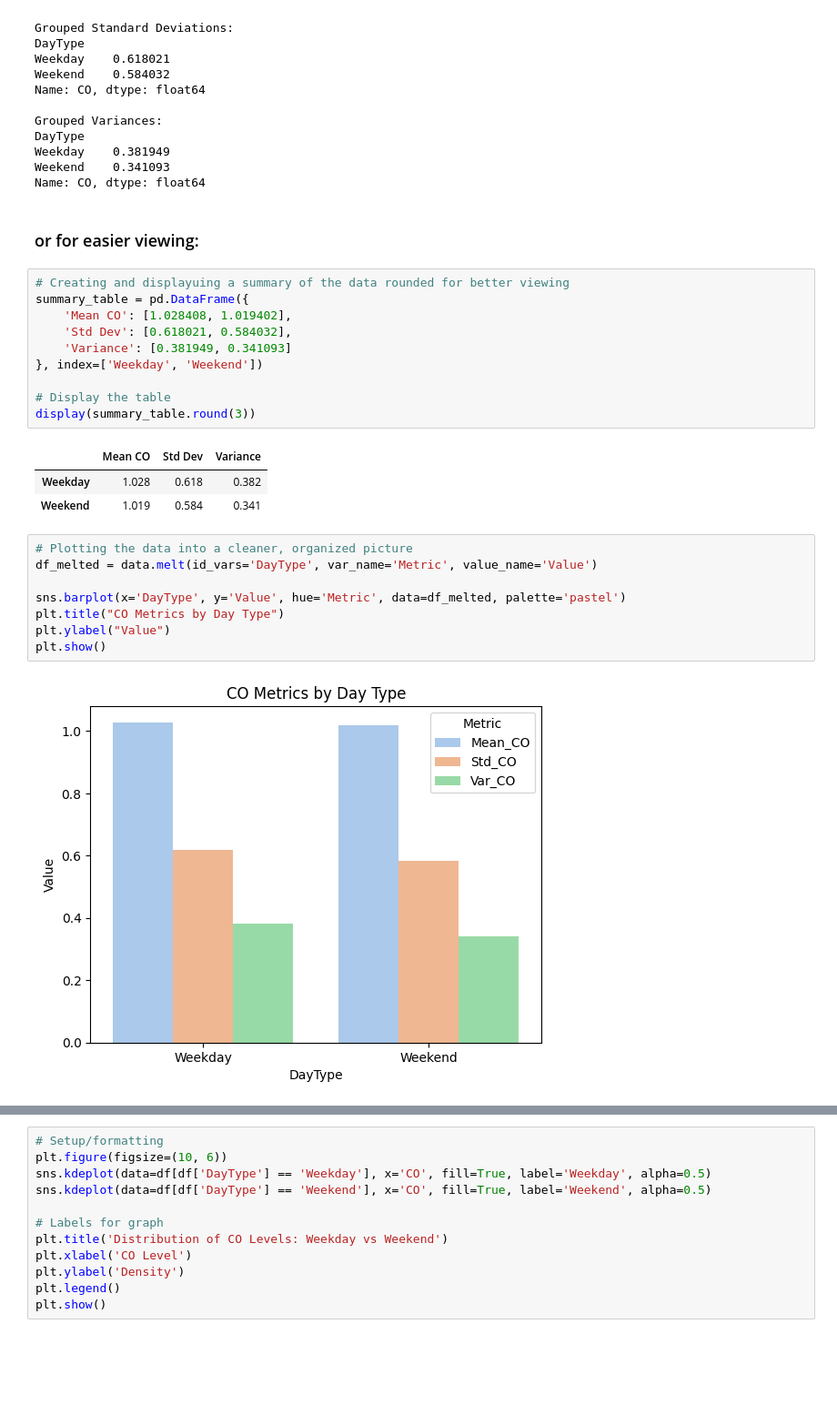
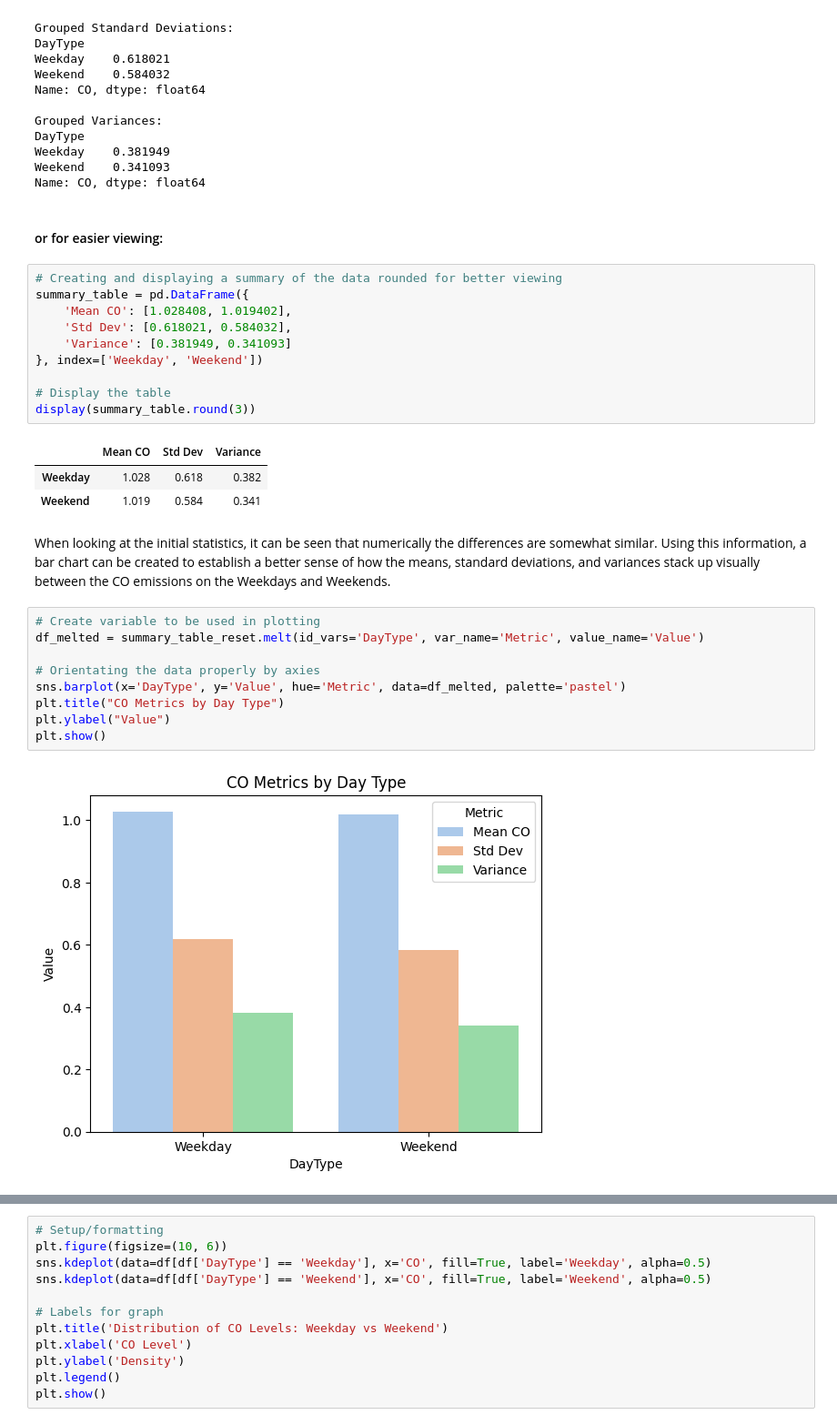
Before and after one commit to jfleege/delhi-air-quality-analysis, a Jupyter notebook: new-dehli-air-project.ipynb, the cells around one changed output, grey strips where cells are left out. Shown at 91% size. Cells and saved outputs as stored; diff of their text form; blank space fills up the shorter version.

```diff
--- a/new-dehli-air-project.ipynb
+++ b/new-dehli-air-project.ipynb
@@ -105,9 +105,9 @@ Weekday    0.381949
 Weekend    0.341093
 Name: CO, dtype: float64
 # %% [markdown]
-### or for easier viewing:
+#### or for easier viewing:
 # %%
-# Creating and displayuing a summary of the data rounded for better viewing
+# Creating and displaying a summary of the data rounded for better viewing
 summary_table = pd.DataFrame({
     'Mean CO': [1.028408, 1.019402],
     'Std Dev': [0.618021, 0.584032],
@@ -120,13 +120,16 @@ display(summary_table.round(3))
 |  | Mean CO | Std Dev | Variance |
 | Weekday | 1.028 | 0.618 | 0.382 |
 | Weekend | 1.019 | 0.584 | 0.341 |
+# %% [markdown]
+When looking at the initial statistics, it can be seen that numerically the differences are somewhat similar. Using this information, a bar chart can be created to establish a better sense of how the means, standard deviations, and variances stack up visually between the CO emissions on the Weekdays and Weekends.
 # %%
-# Plotting the data into a cleaner, organized picture
-df_melted = data.melt(id_vars='DayType', var_name='Metric', value_name='Value')
+# Create variable to be used in plotting
+df_melted = summary_table_reset.melt(id_vars='DayType', var_name='Metric', value_name='Value')
 
+# Orientating the data properly by axies
 sns.barplot(x='DayType', y='Value', hue='Metric', data=df_melted, palette='pastel')
 plt.title("CO Metrics by Day Type")
 plt.ylabel("Value")
 plt.show()
 # %% [output]
-[figure, old version]
+[figure, new version]
```
Also changed, not shown: parts of 7 cells of this notebook.
